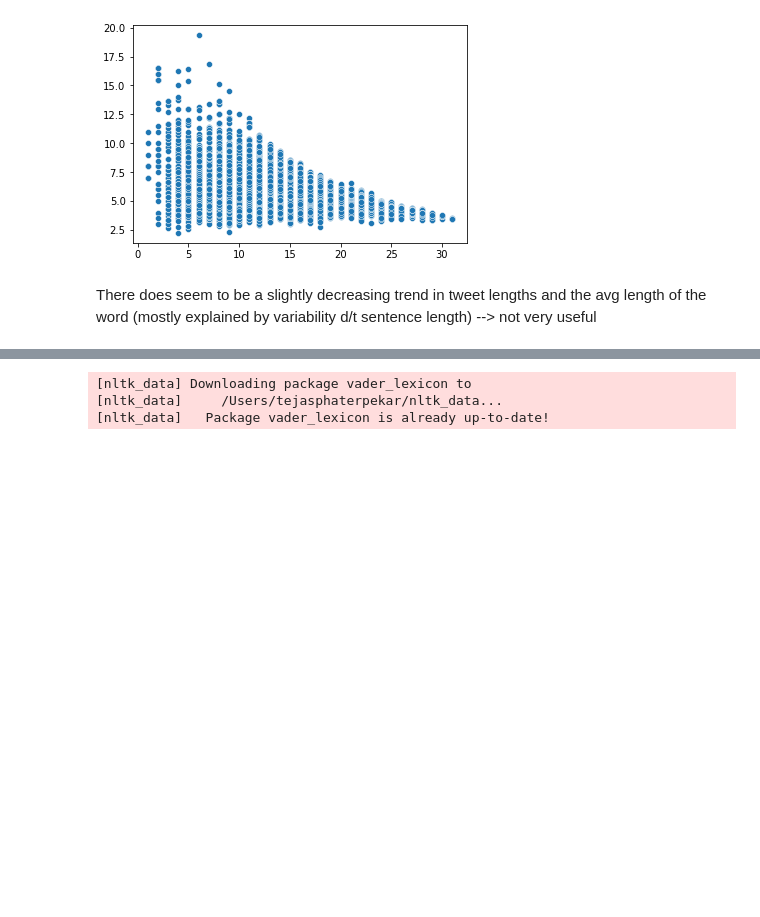
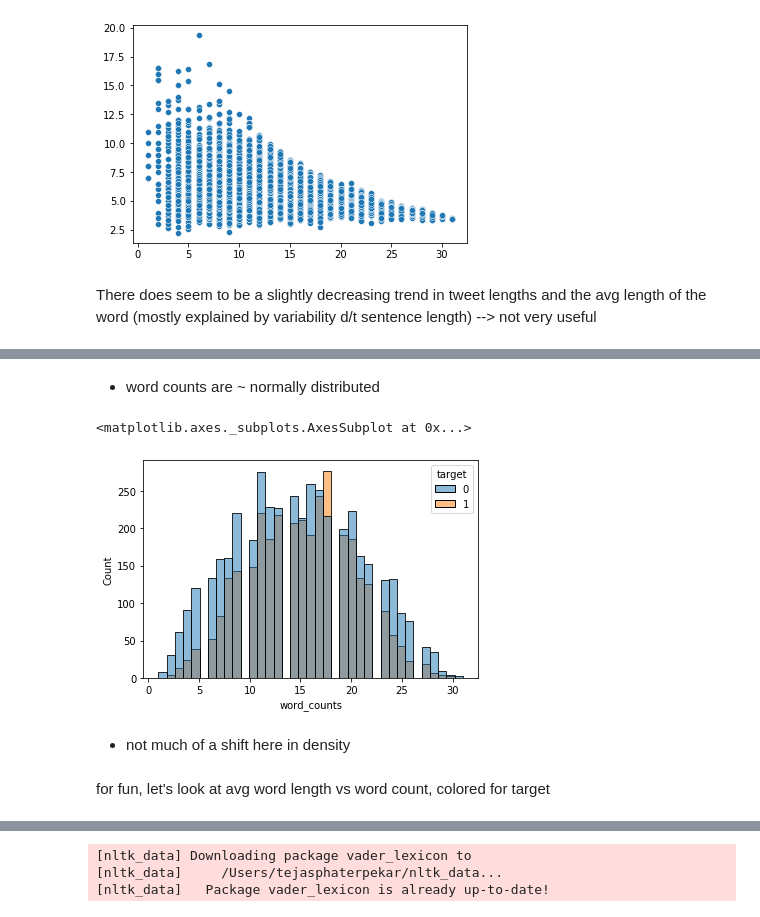
Before and after one commit to tejasph/disaster_tweets, a Jupyter notebook: nlp-trial-a.ipynb, the cells around one changed output, grey strips where cells are left out. Cells and saved outputs as stored; diff of their text form; code cells hidden in the pictures; blank space fills up the shorter version.

```diff
--- a/nlp-trial-a.ipynb
+++ b/nlp-trial-a.ipynb
@@ -133,0 +156,11 @@ There does seem to be a slightly decreasing trend in tweet lengths and the avg l
+# %% [markdown]
+- word counts are ~ normally distributed
+# %%
+sns.histplot(data = train, x = 'word_counts', hue = 'target')
+# %% [output]
+<matplotlib.axes._subplots.AxesSubplot at 0x...>
+[figure, added]
+# %% [markdown]
+- not much of a shift here in density
+# %% [markdown]
+for fun, let's look at avg word length vs word count, colored for target
```
Also changed, not shown: parts of 20 cells of this notebook.
